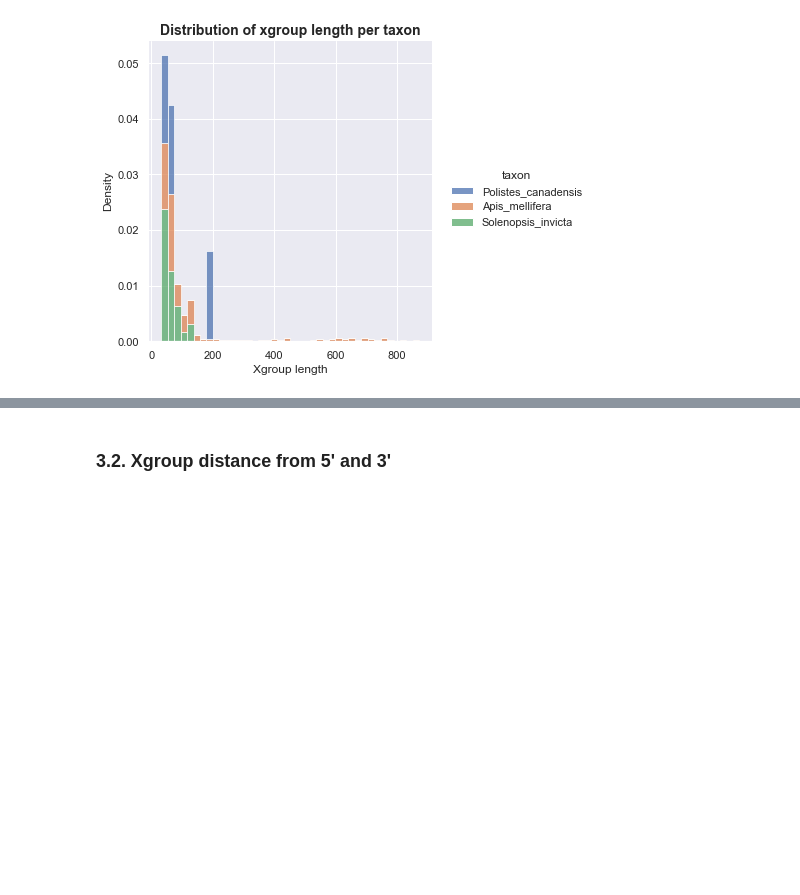
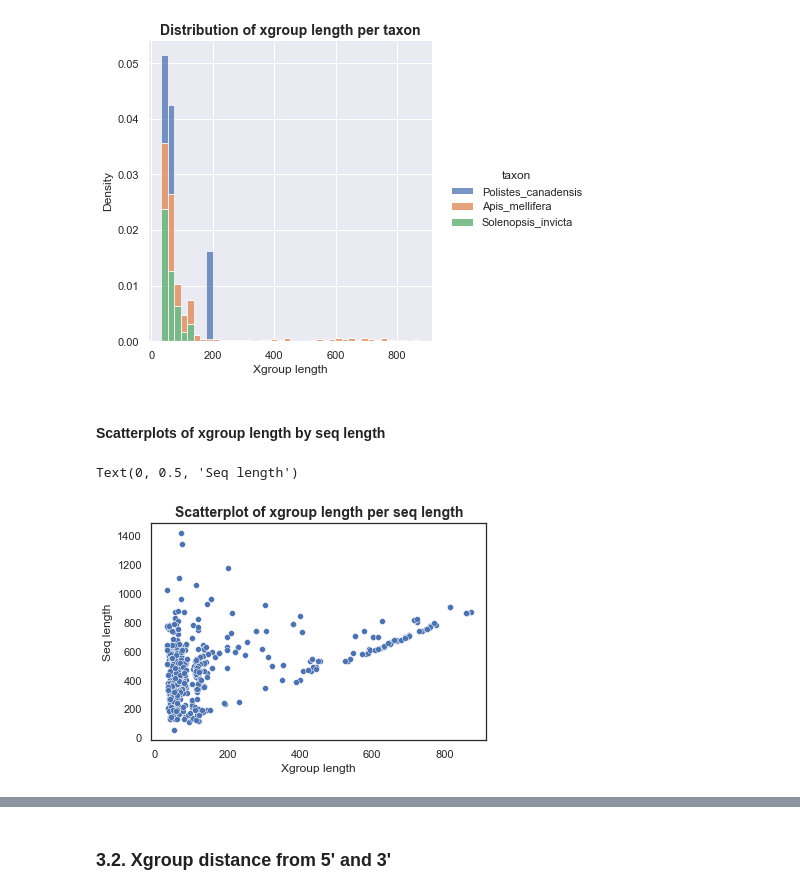
Before and after one commit to flayner2/lab_data_analysis, a Jupyter notebook: notebooks/analyze_vector_masking_data.ipynb, the cells around one changed output, grey strips where cells are left out. Saved outputs shown, nothing was run; the diff lists cells and outputs as text; code cells hidden in the pictures; blank space fills up the shorter version.

Commit message:
added boxplots and scatterplots

```diff
--- a/notebooks/analyze_vector_masking_data.ipynb
+++ b/notebooks/analyze_vector_masking_data.ipynb
@@ -110,3 +112,14 @@ plt.xlabel('Xgroup length')
 # %% [output]
 Text(0.5, 8.95999999999998, 'Xgroup length')
 [figure]
+# %% [markdown]
+#### Scatterplots of xgroup length by seq length
+# %%
+sns.set_theme(style="white")
+sns.scatterplot(data=xgroups_data, x='xgroup_len', y='seq_len')
+plt.title('Scatterplot of xgroup length per seq length', fontdict={'fontsize': 14, 'fontweight': 'bold'})
+plt.xlabel('Xgroup length')
+plt.ylabel('Seq length')
+# %% [output]
+Text(0, 0.5, 'Seq length')
+[figure, added]
```
Also changed, not shown: parts of 11 cells of this notebook.
